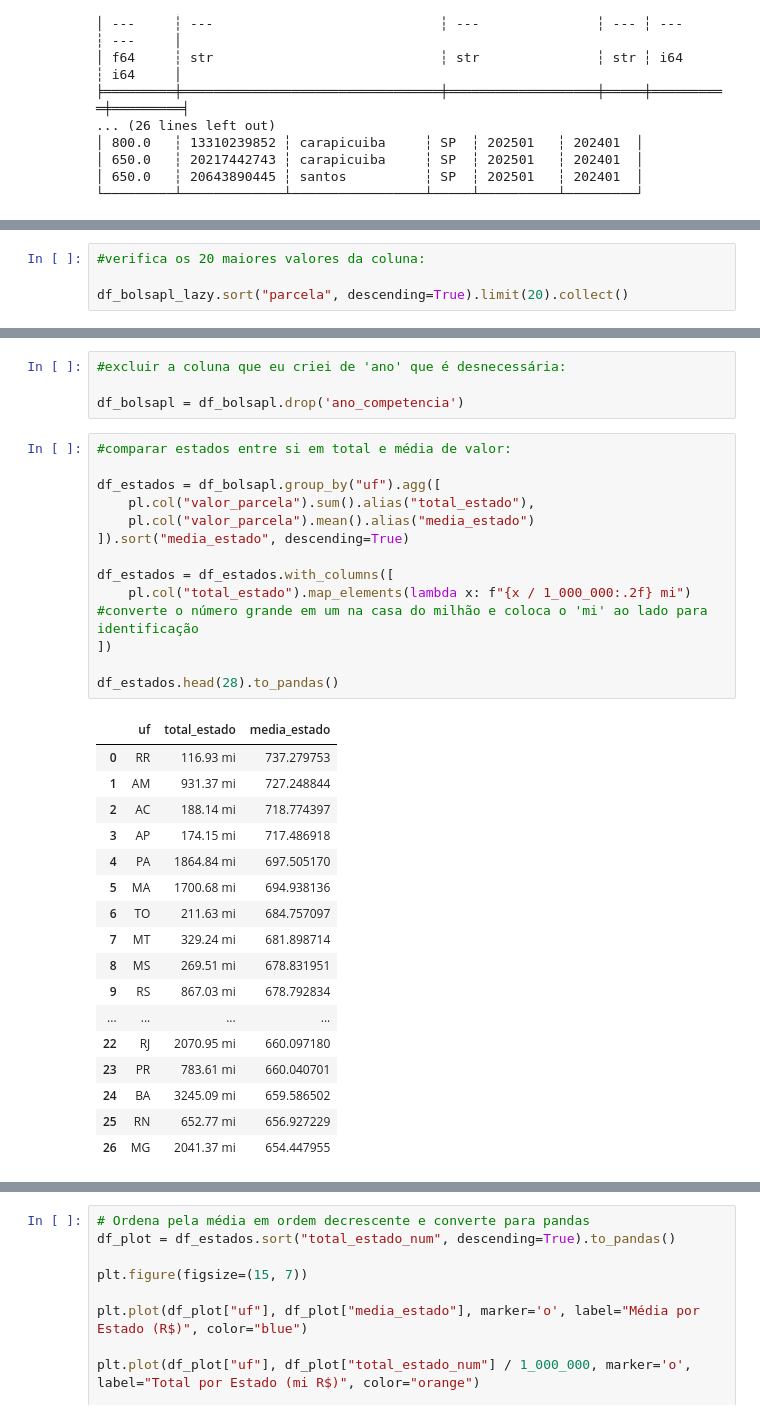
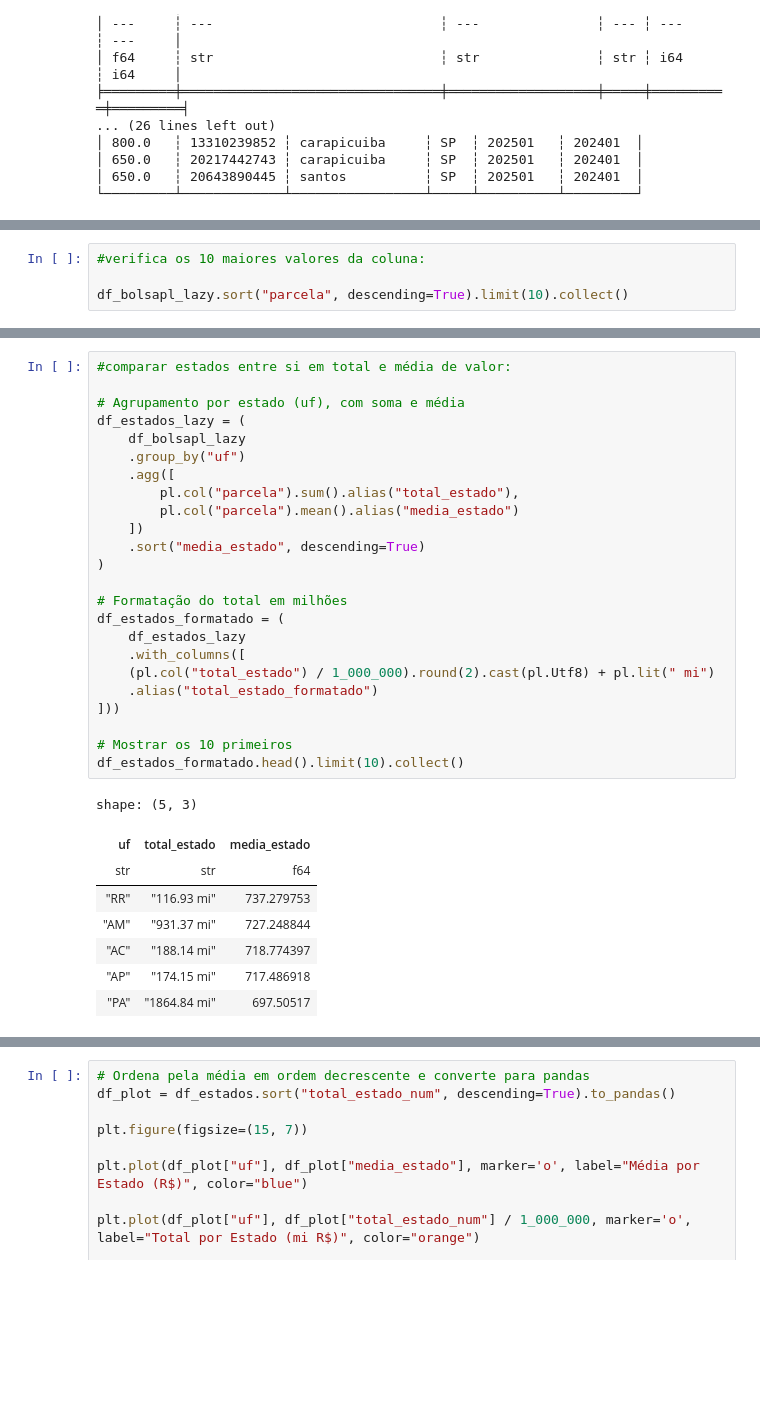
Before and after one commit to Andrerod15/treinamentos-conteudo, a Jupyter notebook: bolsafamilia.ipynb, the cells around one changed output, grey strips where cells are left out. Drawn from its saved outputs; the diff is of its cells as text; blank space fills up the shorter version.

Commit message:
adiciona alterações lazy boxplot após tela azul

```diff
--- a/bolsafamilia.ipynb
+++ b/bolsafamilia.ipynb
@@ -438,7 +412,7 @@ plt.show()
 # %% [output]
 [figure]
 # %%
-#verifica os 20 maiores valores da coluna:
+#verifica os 10 maiores valores da coluna:
 
-df_bolsapl_lazy.sort("parcela", descending=True).limit(20).collect()
+df_bolsapl_lazy.sort("parcela", descending=True).limit(10).collect()
 # %% [output]
@@ -566,36 +499,34 @@ shape: (725, 6)
-# %%
-#excluir a coluna que eu criei de 'ano' que é desnecessária:
-
-df_bolsapl = df_bolsapl.drop('ano_competencia')
 # %%
 #comparar estados entre si em total e média de valor:
 
-df_estados = df_bolsapl.group_by("uf").agg([
-    pl.col("valor_parcela").sum().alias("total_estado"),
-    pl.col("valor_parcela").mean().alias("media_estado")
-]).sort("media_estado", descending=True)
+# Agrupamento por estado (uf), com soma e média
+df_estados_lazy = (
+    df_bolsapl_lazy
+    .group_by("uf")
+    .agg([
+        pl.col("parcela").sum().alias("total_estado"),
+        pl.col("parcela").mean().alias("media_estado")
+    ])
+    .sort("media_estado", descending=True)
+)
 
-df_estados = df_estados.with_columns([
-    pl.col("total_estado").map_elements(lambda x: f"{x / 1_000_000:.2f} mi") #converte o número grande em um na casa do milhão e coloca o 'mi' ao lado para identificação
-])
+# Formatação do total em milhões
+df_estados_formatado = (
+    df_estados_lazy
+    .with_columns([
+    (pl.col("total_estado") / 1_000_000).round(2).cast(pl.Utf8) + pl.lit(" mi")
+    .alias("total_estado_formatado")
+]))
 
-df_estados.head(28).to_pandas()
+# Mostrar os 10 primeiros
+df_estados_formatado.head().limit(10).collect()
 # %% [output]
+shape: (5, 3)
-|  | uf | total_estado | media_estado |
-| 0 | RR | 116.93 mi | 737.279753 |
-| 1 | AM | 931.37 mi | 727.248844 |
-| 2 | AC | 188.14 mi | 718.774397 |
-| 3 | AP | 174.15 mi | 717.486918 |
-| 4 | PA | 1864.84 mi | 697.505170 |
-| 5 | MA | 1700.68 mi | 694.938136 |
-| 6 | TO | 211.63 mi | 684.757097 |
-| 7 | MT | 329.24 mi | 681.898714 |
-| 8 | MS | 269.51 mi | 678.831951 |
-| 9 | RS | 867.03 mi | 678.792834 |
-| ... | ... | ... | ... |
-| 22 | RJ | 2070.95 mi | 660.097180 |
-| 23 | PR | 783.61 mi | 660.040701 |
-| 24 | BA | 3245.09 mi | 659.586502 |
-| 25 | RN | 652.77 mi | 656.927229 |
-| 26 | MG | 2041.37 mi | 654.447955 |
+| uf | total_estado | media_estado |
+| str | str | f64 |
+| "RR" | "116.93 mi" | 737.279753 |
+| "AM" | "931.37 mi" | 727.248844 |
+| "AC" | "188.14 mi" | 718.774397 |
+| "AP" | "174.15 mi" | 717.486918 |
+| "PA" | "1864.84 mi" | 697.50517 |
 # %%
```
Also changed, not shown: parts of 10 cells of this notebook.
